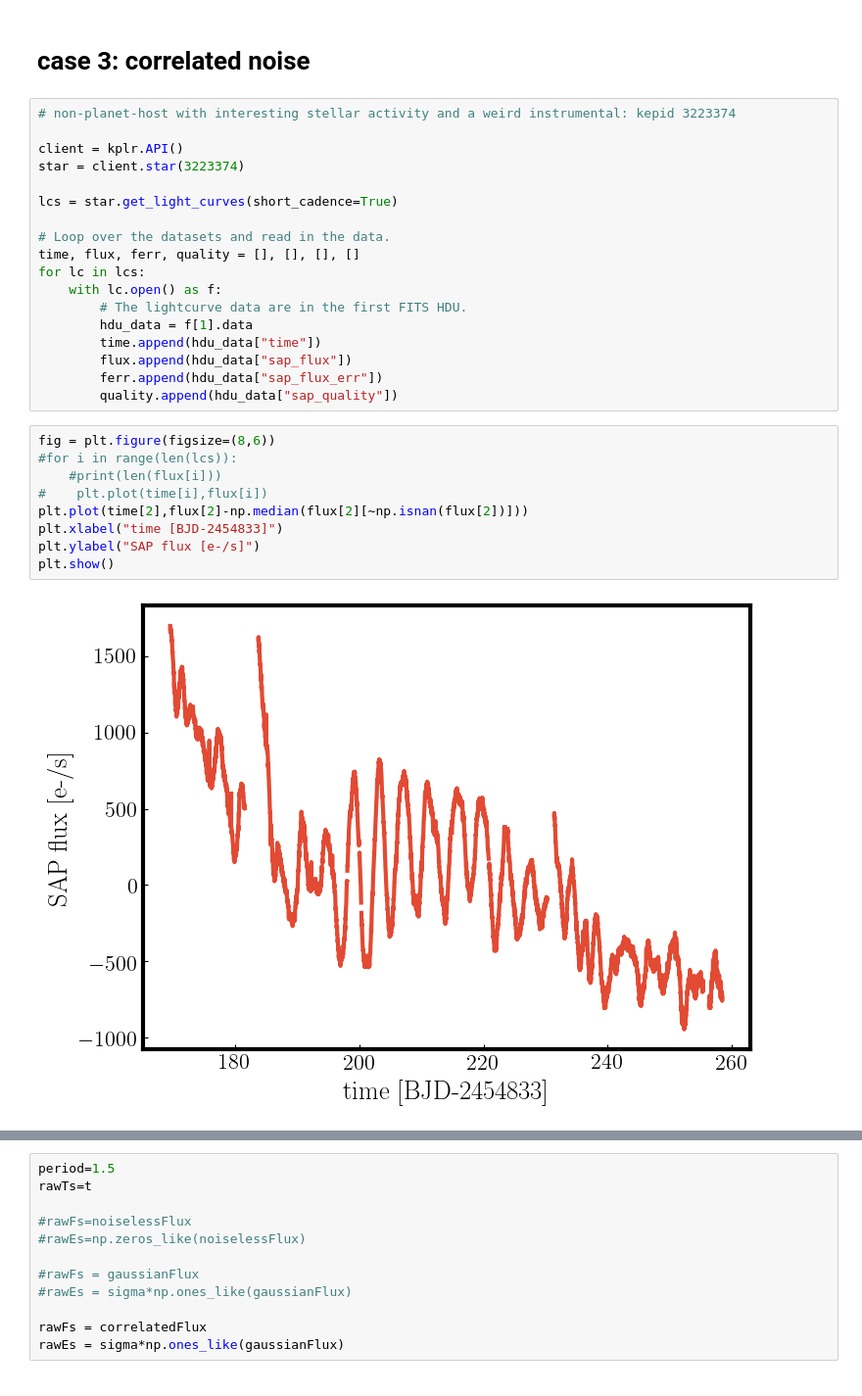
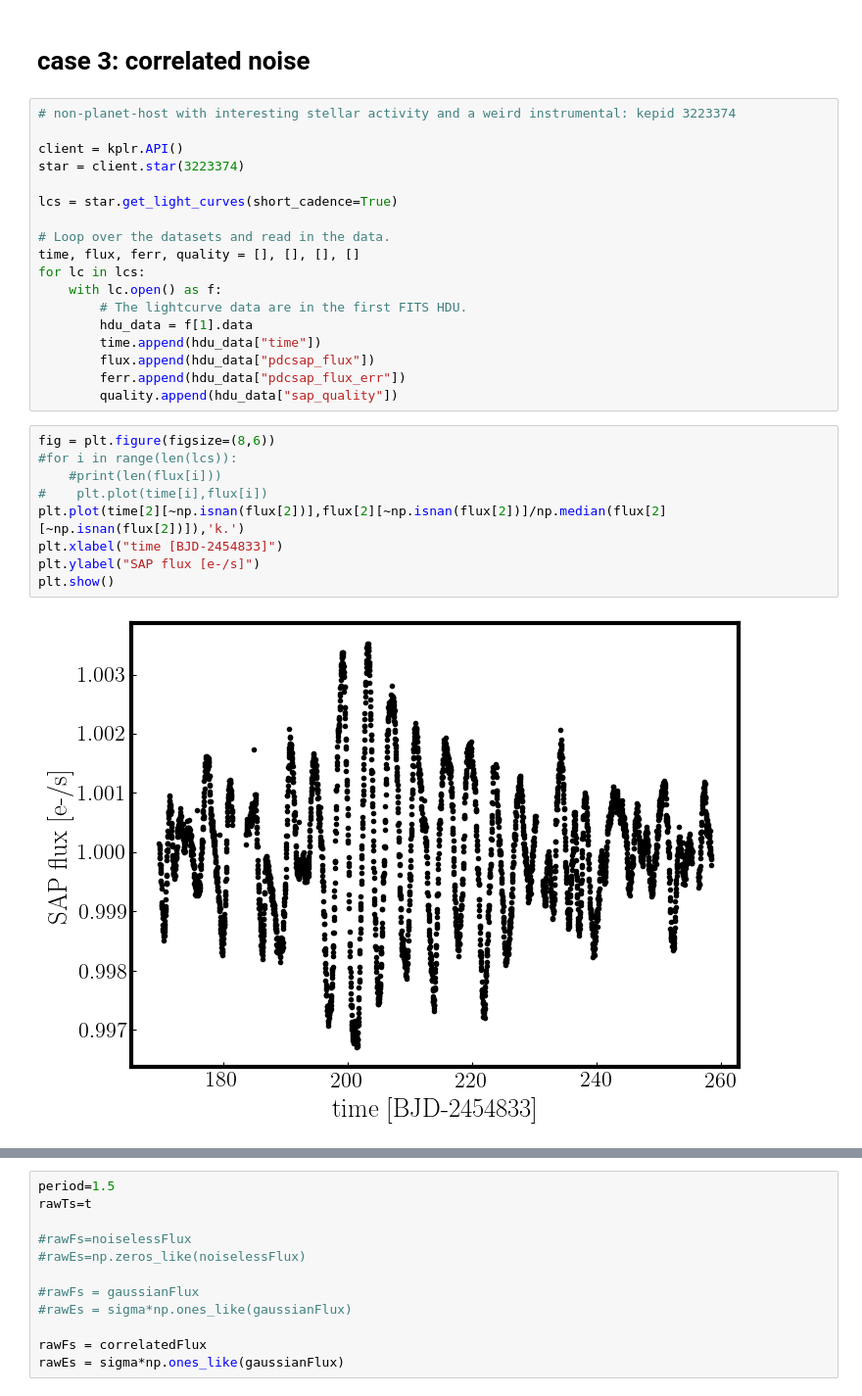
Before and after one commit to zpenoyre/oldpylanet, a Jupyter notebook: injection-recovery.ipynb, the cells around one changed output, grey strips where cells are left out. Shown at 98% size. Saved outputs shown, nothing was run; the diff lists cells and outputs as text.

```diff
--- a/injection-recovery.ipynb
+++ b/injection-recovery.ipynb
@@ -143,20 +143,20 @@ for lc in lcs:
         # The lightcurve data are in the first FITS HDU.
         hdu_data = f[1].data
         time.append(hdu_data["time"])
-        flux.append(hdu_data["sap_flux"])
-        ferr.append(hdu_data["sap_flux_err"])
+        flux.append(hdu_data["pdcsap_flux"])
+        ferr.append(hdu_data["pdcsap_flux_err"])
         quality.append(hdu_data["sap_quality"])
 # %%
 fig = plt.figure(figsize=(8,6))
 #for i in range(len(lcs)):
     #print(len(flux[i]))
 #    plt.plot(time[i],flux[i])
-plt.plot(time[2],flux[2]-np.median(flux[2][~np.isnan(flux[2])]))
+plt.plot(time[2][~np.isnan(flux[2])],flux[2][~np.isnan(flux[2])]/np.median(flux[2][~np.isnan(flux[2])]),'k.')
 plt.xlabel("time [BJD-2454833]")
 plt.ylabel("SAP flux [e-/s]")
 plt.show()
 # %% [output]
-[figure, old version]
+[figure, new version]
 # %%
 #len(flux[2]) = 4354; meanwhile len(t) = 2447, so plenty of data points.
 
```
Also changed, not shown: parts of 9 cells of this notebook.
